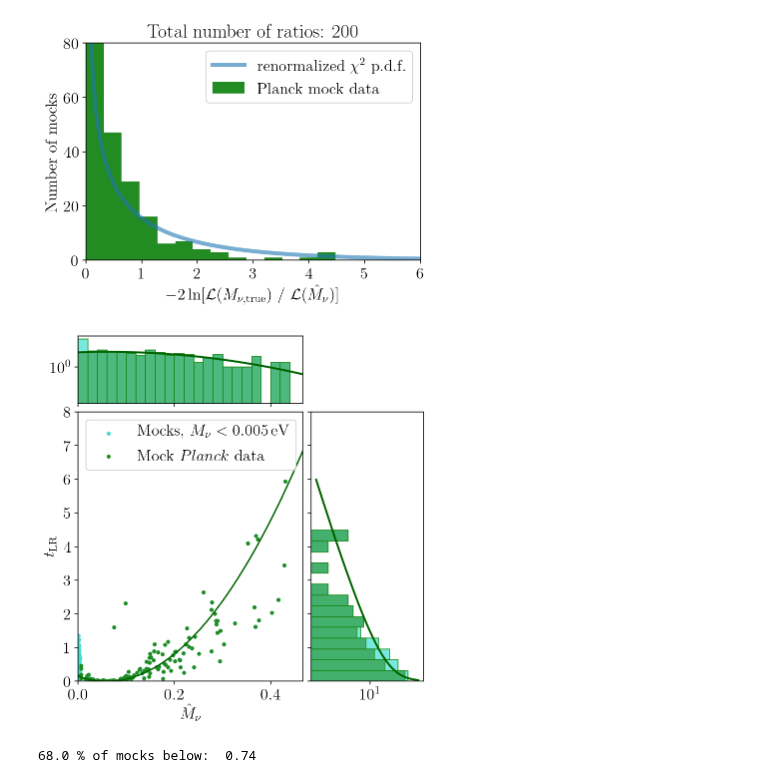
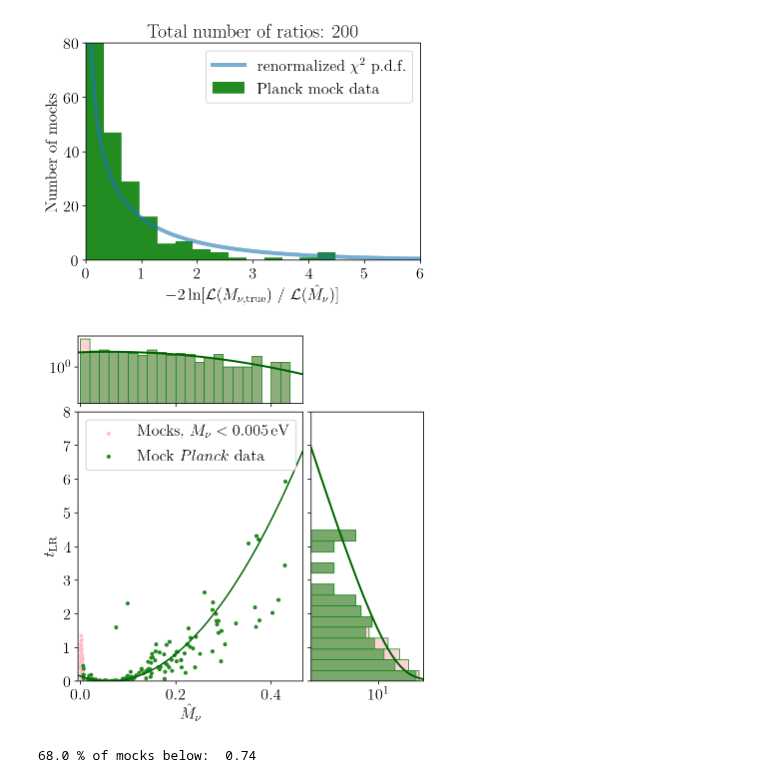
Before and after one commit to LauraHerold/pinc, a Jupyter notebook: asymptotic_checks/notebooks_Wilks_Wald_Pliklite/LR_hist_varying_h-M_nu.ipynb, the cells around one changed output. Drawn from its saved outputs; the diff is of its cells as text; code cells hidden in the pictures.

Commit message:
Updated Mnu colors

```diff
--- a/asymptotic_checks/notebooks_Wilks_Wald_Pliklite/LR_hist_varying_h-M_nu.ipynb
+++ b/asymptotic_checks/notebooks_Wilks_Wald_Pliklite/LR_hist_varying_h-M_nu.ipynb
@@ -46,7 +46,7 @@ max LR:  5.940000000000055
 bin_width = 0.32
 bin_max = 6
 bins = np.arange(0, bin_max, bin_width)
-bins_fine = np.arange(0, bin_max, bin_width/10.)
+bins_fine = np.arange(0, bin_max+1, bin_width/11.)
 N_LR = len(LR)
 nbins = len(bins)
 norm = bin_width*N_LR
@@ -54,7 +54,7 @@ norm = bin_width*N_LR
 # x settings
 x_bin_width = 0.02
 x_bins = np.arange(0, x_true+x_lim, x_bin_width)
-x_bins_fine = np.arange(0, x_true+x_lim, x_bin_width/10.)
+x_bins_fine = np.arange(-0.01, x_true+x_lim, x_bin_width/10.)
 norm_x = x_bin_width*N_LR
 # %%
 # Set fonts
@@ -118,40 +118,42 @@ plt.show()
 # %%
 #### LR triangle plot
 # Initialise plot
 fig = plt.figure(figsize=(6, 6))
 gs = fig.add_gridspec(2, 2,  width_ratios=(4, 2), height_ratios=(1, 4), left=0.1, right=0.9, bottom=0.1, top=0.9, wspace=0.05, hspace=0.05)
 ax = fig.add_subplot(gs[1, 0])
 ax_histx = fig.add_subplot(gs[0, 0], sharex=ax)
 ax_histy = fig.add_subplot(gs[1, 1], sharey=ax)
 ax_histx.tick_params(axis="x", labelbottom=False)
 ax_histy.tick_params(axis="y", labelleft=False)
 
 # Center plot
-ax.scatter(x_hat, LR, color="turquoise", marker=".", label=r"Mocks, $M_\nu<0.005\,$eV")
+ax.scatter(x_hat, LR, color="pink", marker=".", label=r"Mocks, $M_\nu<0.005\,$eV")
 ax.scatter(x_hat[(np.nonzero(0.005<x_hat))], LR[(np.nonzero(0.005<x_hat))], color="forestgreen", marker=".", label=r"Mock ${Planck}$ data")
 ax.plot(x_bins_fine, (x_bins_fine-x_true)**2/sigma_asimov**2, color='darkgreen', ls='-')
-ax.set_xlim([0.0, 3*sigma_asimov])
+ax.set_xlim([-0.005, 3*sigma_asimov])
 ax.set_ylim([0,8])
 ax.set_xlabel(xname_hat)
 ax.set_ylabel(r"$t_\mathrm{LR}$")
 ax.legend(loc="upper left")
 
 # Hist x
-ax_histx.hist(x_hat, bins=x_bins, color="turquoise", alpha=0.7, edgecolor='green')
+ax_histx.hist(x_hat, bins=x_bins, color="pink", alpha=0.7, edgecolor='green')
 ax_histx.hist(x_hat[(np.nonzero(0.005<x_hat))], bins=x_bins, color="forestgreen", alpha=0.5, edgecolor='forestgreen')
 ax_histx.plot(x_bins_fine, norm_x*Gauss.pdf(x_bins_fine, loc=x_true, scale=sigma_asimov), color='darkgreen', lw=2)
-ax_histy.set_xscale("log")
+ax_histx.set_yscale("log")
 
 # Hist y
-ax_histy.hist(LR, bins=bins, orientation='horizontal', color="turquoise", alpha=0.7, edgecolor='green')
+ax_histy.hist(LR, bins=bins, orientation='horizontal', color="pink", alpha=0.7, edgecolor='green')
 ax_histy.hist(LR[(np.nonzero(0.005<x_hat))], bins=bins, orientation='horizontal', color="forestgreen", alpha=0.6, edgecolor='forestgreen')
 ax_histy.plot(norm*chi2.pdf(bins_fine, df=1), bins_fine, color='darkgreen', lw=2)
-ax_histx.set_yscale("log")
+ax_histy.set_xscale("log")
+ax_histy.set_xlim(0.3, 1e2)
+
 
 plt.savefig("LR_hist_varying_h_Mnu.pdf", format="PDF", bbox_inches='tight')
 plt.show()
 # %% [output]
-[figure, old version]
+[figure, new version]
 # %%
 # Find \Delta\chi^2 for which 68% of mocks are below
 LR_cutoff = 0.74
```
Also changed, not shown: 2 other files.
